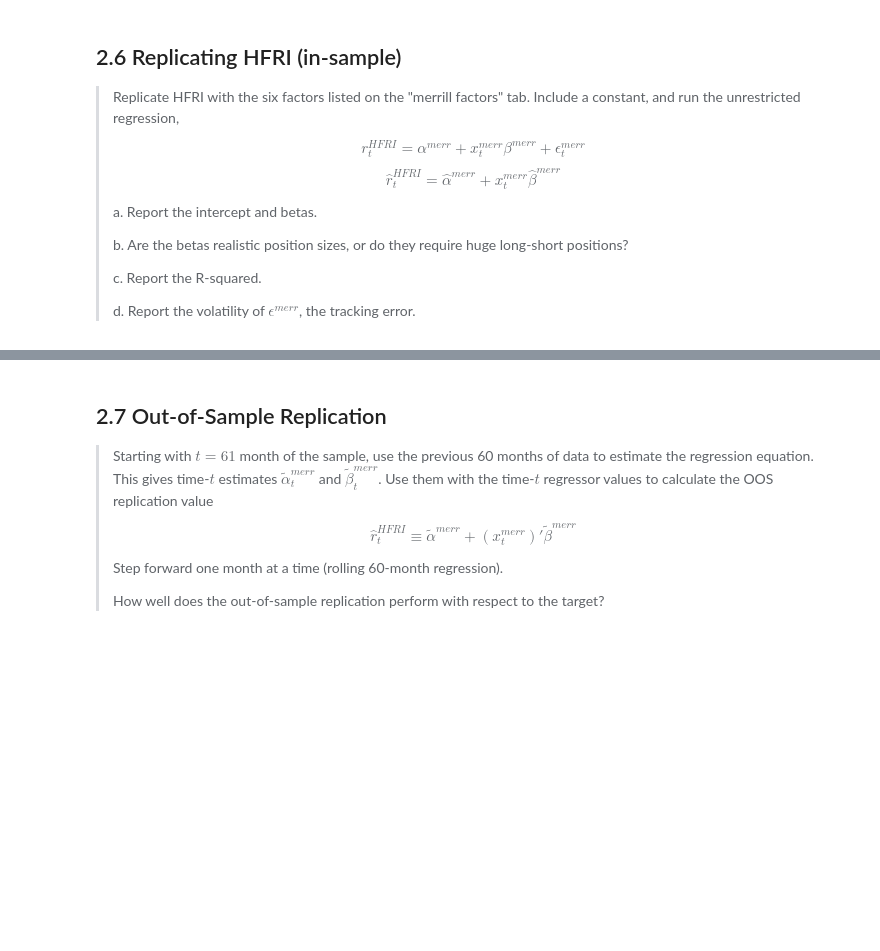
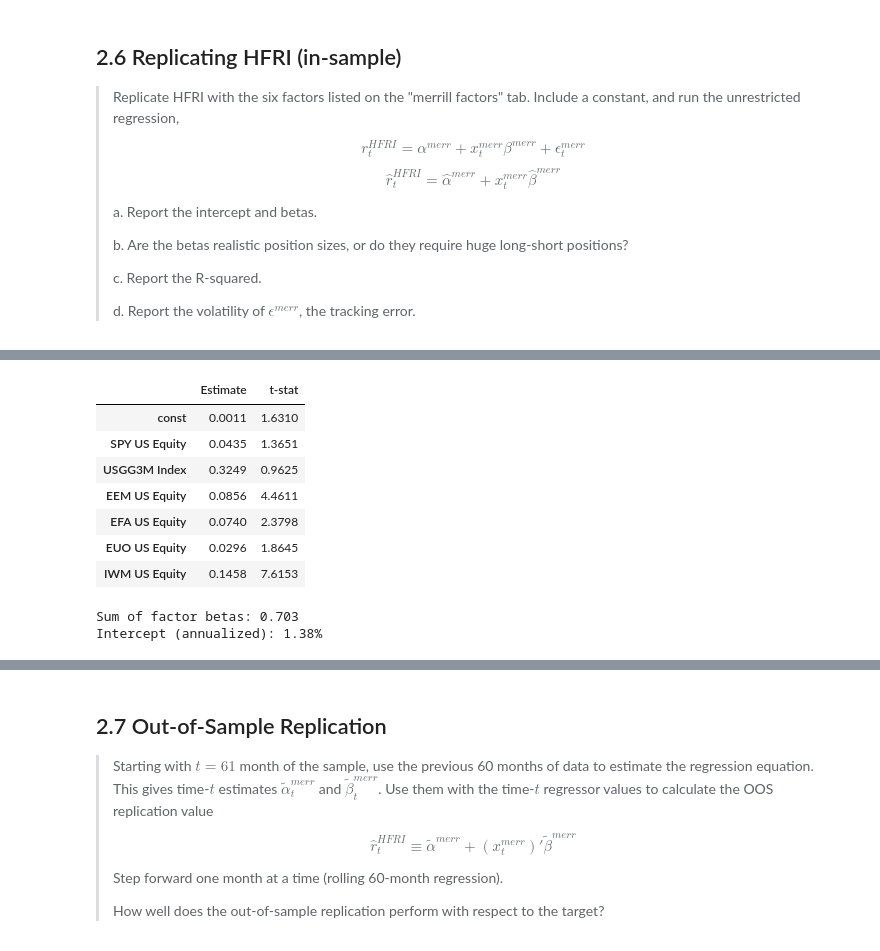
Before and after one commit to Brendon-Wang/finm-36700portfolio, a Jupyter notebook: hw2_proshares_replication/proshares_replication.ipynb, the cells around one changed output, grey strips where cells are left out. Drawn from its saved outputs; the diff is of its cells as text; code cells hidden in the pictures; blank space fills up the shorter version.

```diff
--- a/hw2_proshares_replication/proshares_replication.ipynb
+++ b/hw2_proshares_replication/proshares_replication.ipynb
@@ -358 +444,19 @@ Tracking error (monthly): 0.006731819236592867
 Tracking error (annualized): 0.023319705890296756
+# %%
+display(pd.concat([
+    hfri_reg.params.rename('Estimate'),
+    hfri_reg.tvalues.rename('t-stat'),
+], axis=1).style.format('{:.4f}'))
+print(f'Sum of factor betas: {hfri_reg.params[factor_cols].sum():.3f}')
+print(f'Intercept (annualized): {hfri_reg.params["const"] * FREQ:.2%}')
+# %% [output]
+|  | Estimate | t-stat |
+| const | 0.0011 | 1.6310 |
+| SPY US Equity | 0.0435 | 1.3651 |
+| USGG3M Index | 0.3249 | 0.9625 |
+| EEM US Equity | 0.0856 | 4.4611 |
+| EFA US Equity | 0.0740 | 2.3798 |
+| EUO US Equity | 0.0296 | 1.8645 |
+| IWM US Equity | 0.1458 | 7.6153 |
+Sum of factor betas: 0.703
+Intercept (annualized): 1.38%
```
Also changed, not shown: parts of 21 cells of this notebook, 1 other file.
